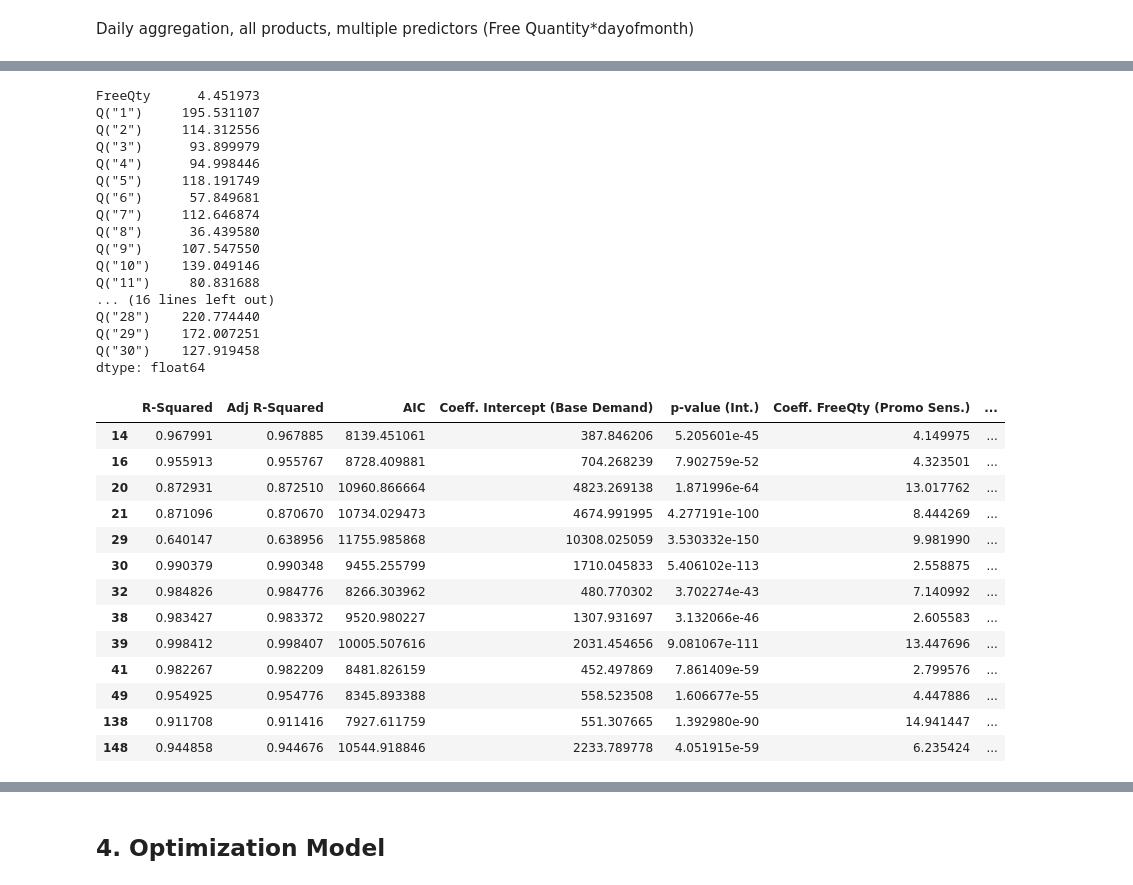
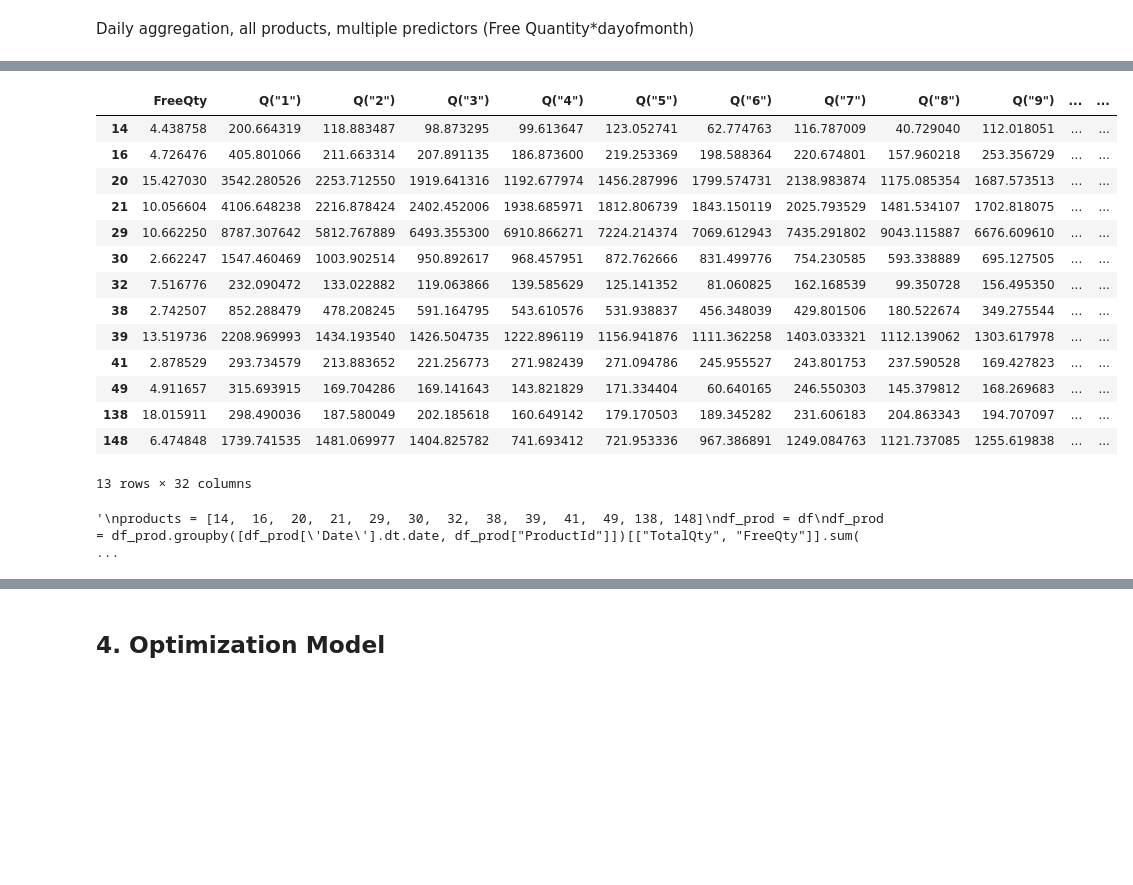
Before and after one commit to ayigitdogan/PharmaProject, a Jupyter notebook: IE492 - Pharma Project.ipynb, the cells around one changed output, grey strips where cells are left out. Cells and saved outputs as stored; diff of their text form; code cells hidden in the pictures; blank space fills up the shorter version.

```diff
--- a/IE492 - Pharma Project.ipynb
+++ b/IE492 - Pharma Project.ipynb
@@ -339,10 +330,12 @@ strong multicollinearity or other numerical problems.
 products = [14,  16,  20,  21,  29,  30,  32,  38,  39,  41,  49, 138, 148]
 df_prod = df
 df_prod = df_prod.groupby([df_prod['Date'].dt.date, df_prod["ProductId"]])[["TotalQty", "FreeQty"]].sum()
+equation = 'TotalQty ~ FreeQty + Q("1") + Q("2") + Q("3") + Q("4") + Q("5") + Q("6") + Q("7") + Q("8") + Q("9") + Q("10") + Q("11") + Q("12") + Q("13") + Q("14") + Q("15") + Q("16") + Q("17") + Q("18") + Q("19") + Q("20") + Q("21") + Q("22") + Q("23") + Q("24") + Q("25") + Q("26") + Q("27") + Q("28") + Q("29") + Q("30") + Q("31") - 1'
 
 df_prod = df_prod.reset_index()
 
-rows = []
+stats = []
+coeff = []
 
 for p in products:
     d = df_prod[df_prod.ProductId == p]
@@ -353,11 +346,12 @@ for p in products:
     d = d.drop('dayofmonth', axis = 1)
     d = d.join(one_hot)
     d.columns = [str(i) for i in list(d.columns)]
-    p = 'TotalQty ~ FreeQty + Q("1") + Q("2") + Q("3") + Q("4") + Q("5") + Q("6") + Q("7") + Q("8") + Q("9") + Q("10") + Q("11") + Q("12") + Q("13") + Q("14") + Q("15") + Q("16") + Q("17") + Q("18") + Q("19") + Q("20") + Q("21") + Q("22") + Q("23") + Q("24") + Q("25") + Q("26") + Q("27") + Q("28") + Q("29") + Q("30") - 1'
-    fit = smf.ols(p, d).fit()
-    rows.append([fit.rsquared, fit.rsquared_adj, fit.aic, fit.params])
+    fit = smf.ols(equation, d).fit()
+    stats.append([fit.rsquared, fit.rsquared_adj, fit.aic])
+    coeff.append(fit.params)
 
-results = pd.DataFrame(rows, columns = ["R-Squared", "Adj R-Squared", "AIC", "params"])
+stats = pd.DataFrame(stats, columns = ["R-Squared", "Adj R-Squared", "AIC"])
+coeff = pd.DataFrame(coeff)
 
-results.index = products
-results
+stats.index = products
+coeff.index = products
@@ -396,24 +375,23 @@ See the caveats in the documentation: https://pandas.pydata.org/pandas-docs/stab
 # %%
-results.loc[14, "params"]
+coeff
 # %% [output]
+|  | FreeQty | Q("1") | Q("2") | Q("3") | Q("4") | Q("5") | Q("6") | Q("7") | Q("8") | Q("9") | ... | ... |
+| 14 | 4.438758 | 200.664319 | 118.883487 | 98.873295 | 99.613647 | 123.052741 | 62.774763 | 116.787009 | 40.729040 | 112.018051 | ... | ... |
+| 16 | 4.726476 | 405.801066 | 211.663314 | 207.891135 | 186.873600 | 219.253369 | 198.588364 | 220.674801 | 157.960218 | 253.356729 | ... | ... |
+| 20 | 15.427030 | 3542.280526 | 2253.712550 | 1919.641316 | 1192.677974 | 1456.287996 | 1799.574731 | 2138.983874 | 1175.085354 | 1687.573513 | ... | ... |
+| 21 | 10.056604 | 4106.648238 | 2216.878424 | 2402.452006 | 1938.685971 | 1812.806739 | 1843.150119 | 2025.793529 | 1481.534107 | 1702.818075 | ... | ... |
+| 29 | 10.662250 | 8787.307642 | 5812.767889 | 6493.355300 | 6910.866271 | 7224.214374 | 7069.612943 | 7435.291802 | 9043.115887 | 6676.609610 | ... | ... |
+| 30 | 2.662247 | 1547.460469 | 1003.902514 | 950.892617 | 968.457951 | 872.762666 | 831.499776 | 754.230585 | 593.338889 | 695.127505 | ... | ... |
+| 32 | 7.516776 | 232.090472 | 133.022882 | 119.063866 | 139.585629 | 125.141352 | 81.060825 | 162.168539 | 99.350728 | 156.495350 | ... | ... |
+| 38 | 2.742507 | 852.288479 | 478.208245 | 591.164795 | 543.610576 | 531.938837 | 456.348039 | 429.801506 | 180.522674 | 349.275544 | ... | ... |
+| 39 | 13.519736 | 2208.969993 | 1434.193540 | 1426.504735 | 1222.896119 | 1156.941876 | 1111.362258 | 1403.033321 | 1112.139062 | 1303.617978 | ... | ... |
+| 41 | 2.878529 | 293.734579 | 213.883652 | 221.256773 | 271.982439 | 271.094786 | 245.955527 | 243.801753 | 237.590528 | 169.427823 | ... | ... |
+| 49 | 4.911657 | 315.693915 | 169.704286 | 169.141643 | 143.821829 | 171.334404 | 60.640165 | 246.550303 | 145.379812 | 168.269683 | ... | ... |
+| 138 | 18.015911 | 298.490036 | 187.580049 | 202.185618 | 160.649142 | 179.170503 | 189.345282 | 231.606183 | 204.863343 | 194.707097 | ... | ... |
+| 148 | 6.474848 | 1739.741535 | 1481.069977 | 1404.825782 | 741.693412 | 721.953336 | 967.386891 | 1249.084763 | 1121.737085 | 1255.619838 | ... | ... |
-FreeQty      4.451973
-Q("1")     195.531107
-Q("2")     114.312556
-Q("3")      93.899979
-Q("4")      94.998446
-Q("5")     118.191749
-Q("6")      57.849681
-Q("7")     112.646874
-Q("8")      36.439580
-Q("9")     107.547550
-Q("10")    139.049146
-Q("11")     80.831688
-... (16 lines left out)
-Q("28")    220.774440
-Q("29")    172.007251
-Q("30")    127.919458
-dtype: float64
+13 rows × 32 columns
 # %%
+"""
 products = [14,  16,  20,  21,  29,  30,  32,  38,  39,  41,  49, 138, 148]
 df_prod = df
 df_prod = df_prod.groupby([df_prod['Date'].dt.date, df_prod["ProductId"]])[["TotalQty", "FreeQty"]].sum()
@@ -441,18 +419,6 @@ results = pd.DataFrame(rows, columns = ["R-Squared", "Adj R-Squared", "AIC",
 
 results.index = products
 results
+"""
 # %% [output]
-|  | R-Squared | Adj R-Squared | AIC | Coeff. Intercept (Base Demand) | p-value (Int.) | Coeff. FreeQty (Promo Sens.) | ... |
-| 14 | 0.967991 | 0.967885 | 8139.451061 | 387.846206 | 5.205601e-45 | 4.149975 | ... |
-| 16 | 0.955913 | 0.955767 | 8728.409881 | 704.268239 | 7.902759e-52 | 4.323501 | ... |
-| 20 | 0.872931 | 0.872510 | 10960.866664 | 4823.269138 | 1.871996e-64 | 13.017762 | ... |
-| 21 | 0.871096 | 0.870670 | 10734.029473 | 4674.991995 | 4.277191e-100 | 8.444269 | ... |
-| 29 | 0.640147 | 0.638956 | 11755.985868 | 10308.025059 | 3.530332e-150 | 9.981990 | ... |
-| 30 | 0.990379 | 0.990348 | 9455.255799 | 1710.045833 | 5.406102e-113 | 2.558875 | ... |
-| 32 | 0.984826 | 0.984776 | 8266.303962 | 480.770302 | 3.702274e-43 | 7.140992 | ... |
-| 38 | 0.983427 | 0.983372 | 9520.980227 | 1307.931697 | 3.132066e-46 | 2.605583 | ... |
-| 39 | 0.998412 | 0.998407 | 10005.507616 | 2031.454656 | 9.081067e-111 | 13.447696 | ... |
-| 41 | 0.982267 | 0.982209 | 8481.826159 | 452.497869 | 7.861409e-59 | 2.799576 | ... |
-| 49 | 0.954925 | 0.954776 | 8345.893388 | 558.523508 | 1.606677e-55 | 4.447886 | ... |
-| 138 | 0.911708 | 0.911416 | 7927.611759 | 551.307665 | 1.392980e-90 | 14.941447 | ... |
-| 148 | 0.944858 | 0.944676 | 10544.918846 | 2233.789778 | 4.051915e-59 | 6.235424 | ... |
+'\nproducts = [14,  16,  20,  21,  29,  30,  32,  38,  39,  41,  49, 138, 148]\ndf_prod = df\ndf_prod = df_prod.groupby([df_prod[\'Date\'].dt.date, df_prod["ProductId"]])[["TotalQty", "FreeQty"]].sum( ...
```
Also changed, not shown: parts of 31 cells of this notebook.
